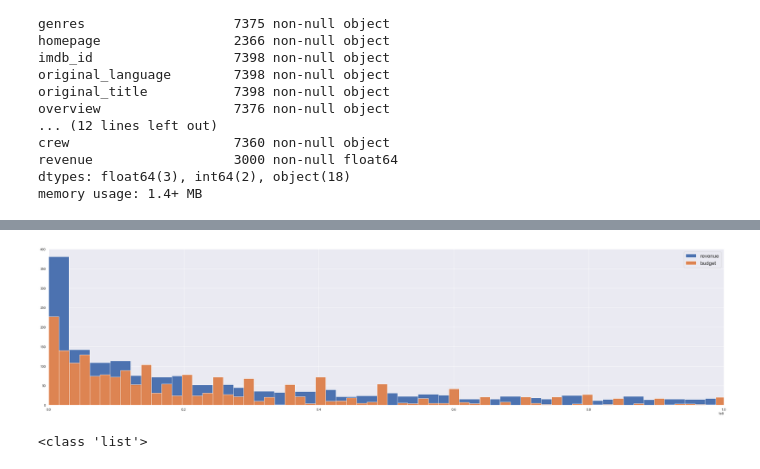
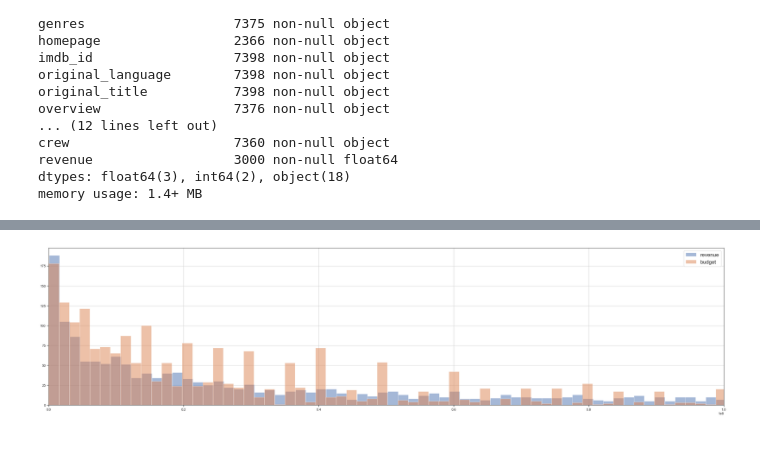
Before and after one commit to robert-myers/tmdb-box-office-prediction, a Jupyter notebook: Untitled.ipynb, the cells around one changed output, grey strips where cells are left out. Cells and saved outputs as stored; diff of their text form; code cells hidden in the pictures.

Commit message:
coded dictionary counts

```diff
--- a/Untitled.ipynb
+++ b/Untitled.ipynb
@@ -1,14 +1,21 @@
 # %%
+from scipy import stats
+from itertools import chain
+from collections import Counter
 from datetime import datetime
 from dateutil.relativedelta import relativedelta
+from math import inf
+
+import numpy as np
 import ast
 import pandas as pd
 import matplotlib.pyplot as plt
 import seaborn as sns
 
-pd.set_option('display.max_columns', None)
-sns.set(style="darkgrid")
-
+# pd.set_option("display.float_format", lambda x: "{:,.2f}".format(x))
+# pd.options.mode.use_inf_as_na = True
+pd.set_option("display.max_columns", None)
+sns.set(style="ticks")
 
 # plt.style.use("seaborn")
 # plt.xkcd()
@@ -44,21 +57,11 @@ memory usage: 1.4+ MB
 # %%
-# read
-train_df = pd.read_csv("data/train.csv")
+dictionary_columns = ["belongs_to_collection", "genres", "production_companies", "production_countries", "spoken_languages", "Keywords", "cast", "crew"]
 
-# clean
-# train_df.drop("status", axis=1, inplace=True)
-literal_eval_columns = ["belongs_to_collection", "genres", "production_companies", "production_countries", "spoken_languages", "Keywords", "cast", "crew"]
-for column in literal_eval_columns:
+for column in dictionary_columns:
     train_df[column] = train_df[column].apply(lambda row: ast.literal_eval(row) if not pd.isna(row) else [])
 
 train_df["release_date"] = pd.to_datetime(train_df["release_date"])
 train_df["release_date"] = train_df["release_date"].apply(lambda row: row - relativedelta(years=100) if row >= datetime.now() else row)
 
-train_df = train_df[(train_df["budget"] > 0) & (train_df["revenue"] > 0)]
-# train_df = train_df[(train_df["budget"] >= 15000) & (train_df["revenue"] >= 500)]
-
-# calculate
-train_df["roi"] = train_df["revenue"] / train_df["budget"]
-
-# describe
-train_df.describe(include="all")
+# train_df = train_df[(train_df["budget"] > 0) & (train_df["revenue"] > 0)]
+train_df = train_df[(train_df["budget"] >= 15_000) & (train_df["revenue"] >= 100_000)]
@@ -112,0 +70,3 @@ plt.tight_layout()
+# %%
+train_df["roi"] = train_df["revenue"] / train_df["budget"]
+train_df["adjusted_roi"] = train_df["revenue"] / (train_df["budget"] * 2)
@@ -127,19 +126,13 @@ test_df.describe(include="all")
 # %%
 fig, ax = plt.subplots(figsize=(32, 8), sharex=True, sharey=True)
 
-train_df["revenue"].hist(bins=500, ax=ax)
-train_df["budget"].hist(bins=250, ax=ax)
+train_df["revenue"].hist(bins=1000, ax=ax, alpha=0.5)
+train_df["budget"].hist(bins=250, ax=ax, alpha=0.5)
 
 ax.set_xlim((0, 100_000_000))
+# ax.set_ylim((0, 175))
 ax.legend(["revenue", "budget"], fontsize="xx-large")
 
 plt.tight_layout()
 # %% [output]
-[figure, old version]
+[figure, new version]
-# %%
-genres = train_df["genres"]
-for i in genres:
-    print(type(i))
-    break
-# %% [output]
-<class 'list'>
```
Also changed, not shown: parts of 16 cells of this notebook.
